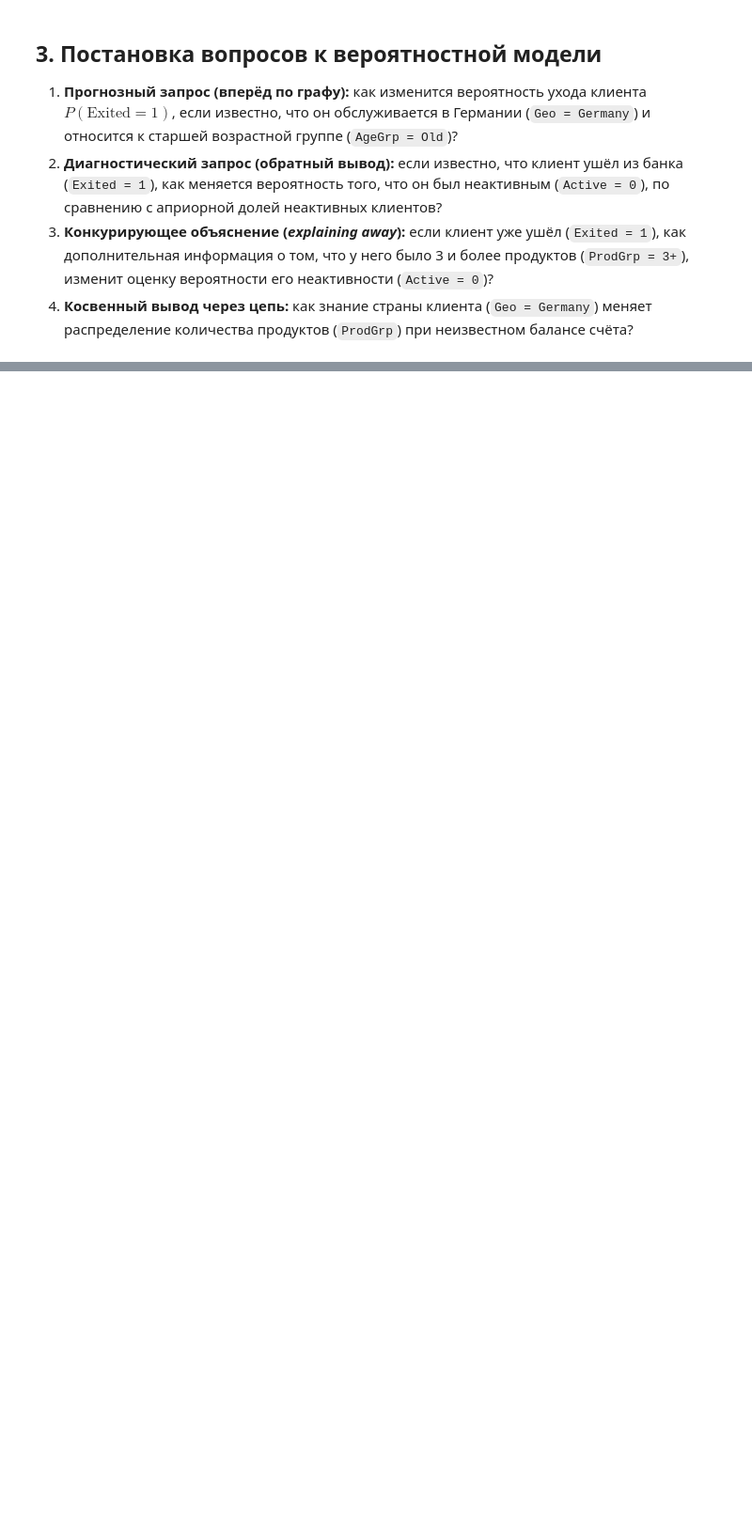
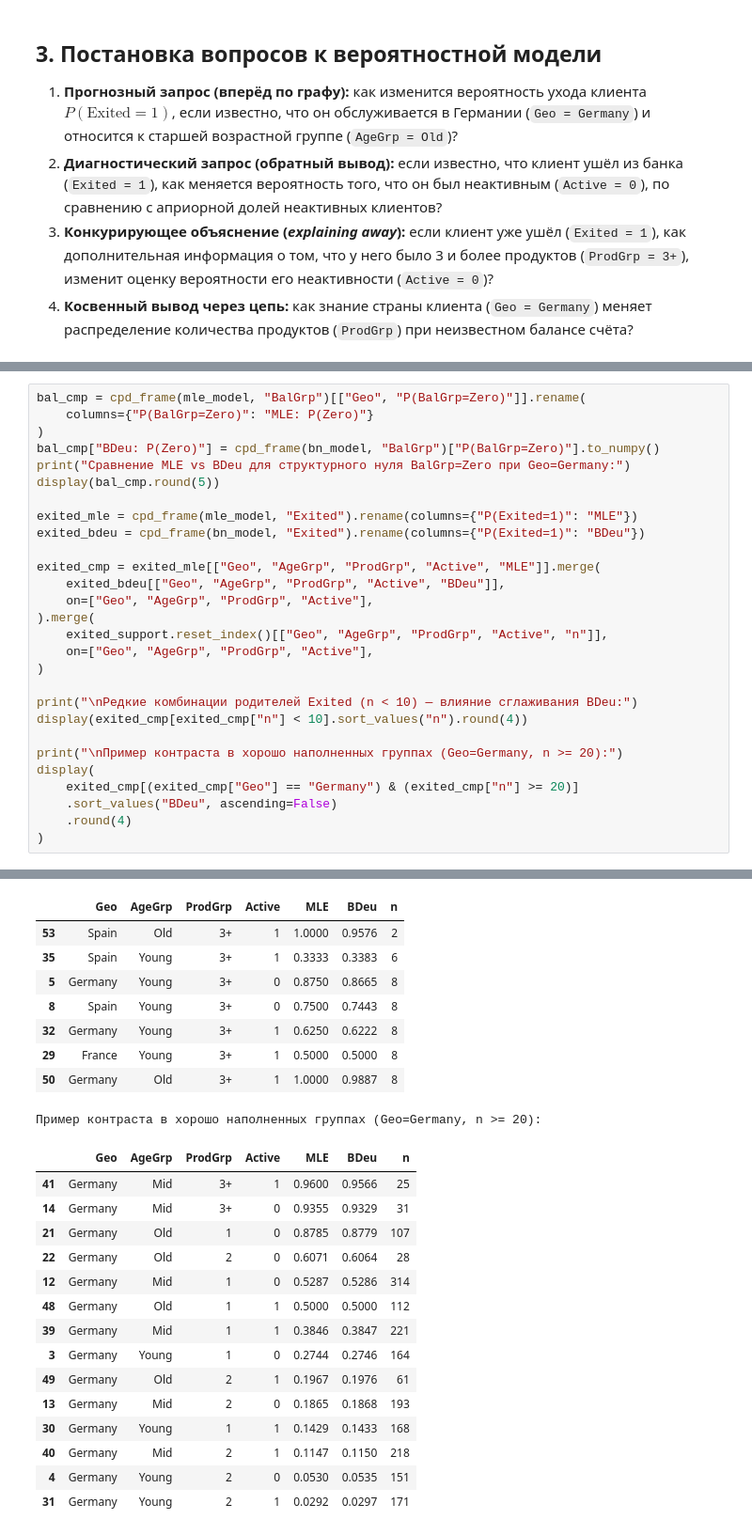
Before and after one commit to CerN04/ml_course_mai, a Jupyter notebook: bayesian/lab4.ipynb, the cells around one changed output, grey strips where cells are left out. Shown at 94% size. Drawn from its saved outputs; the diff is of its cells as text; blank space fills up the shorter version.

```diff
--- a/bayesian/lab4.ipynb
+++ b/bayesian/lab4.ipynb
@@ -354,0 +542,29 @@ display(exited_support.sort_values("n").head(12))
+# %%
+bal_cmp = cpd_frame(mle_model, "BalGrp")[["Geo", "P(BalGrp=Zero)"]].rename(
+    columns={"P(BalGrp=Zero)": "MLE: P(Zero)"}
+)
+bal_cmp["BDeu: P(Zero)"] = cpd_frame(bn_model, "BalGrp")["P(BalGrp=Zero)"].to_numpy()
+print("Сравнение MLE vs BDeu для структурного нуля BalGrp=Zero при Geo=Germany:")
+display(bal_cmp.round(5))
+
+exited_mle = cpd_frame(mle_model, "Exited").rename(columns={"P(Exited=1)": "MLE"})
+exited_bdeu = cpd_frame(bn_model, "Exited").rename(columns={"P(Exited=1)": "BDeu"})
+
+exited_cmp = exited_mle[["Geo", "AgeGrp", "ProdGrp", "Active", "MLE"]].merge(
+    exited_bdeu[["Geo", "AgeGrp", "ProdGrp", "Active", "BDeu"]],
+    on=["Geo", "AgeGrp", "ProdGrp", "Active"],
+).merge(
+    exited_support.reset_index()[["Geo", "AgeGrp", "ProdGrp", "Active", "n"]],
+    on=["Geo", "AgeGrp", "ProdGrp", "Active"],
+)
+
+print("\nРедкие комбинации родителей Exited (n < 10) — влияние сглаживания BDeu:")
+display(exited_cmp[exited_cmp["n"] < 10].sort_values("n").round(4))
+
+print("\nПример контраста в хорошо наполненных группах (Geo=Germany, n >= 20):")
+display(
+    exited_cmp[(exited_cmp["Geo"] == "Germany") & (exited_cmp["n"] >= 20)]
+    .sort_values("BDeu", ascending=False)
+    .round(4)
+)
+# %% [output]
@@ -354,0 +577,24 @@ display(exited_support.sort_values("n").head(12))
+|  | Geo | AgeGrp | ProdGrp | Active | MLE | BDeu | n |
+| 53 | Spain | Old | 3+ | 1 | 1.0000 | 0.9576 | 2 |
+| 35 | Spain | Young | 3+ | 1 | 0.3333 | 0.3383 | 6 |
+| 5 | Germany | Young | 3+ | 0 | 0.8750 | 0.8665 | 8 |
+| 8 | Spain | Young | 3+ | 0 | 0.7500 | 0.7443 | 8 |
+| 32 | Germany | Young | 3+ | 1 | 0.6250 | 0.6222 | 8 |
+| 29 | France | Young | 3+ | 1 | 0.5000 | 0.5000 | 8 |
+| 50 | Germany | Old | 3+ | 1 | 1.0000 | 0.9887 | 8 |
+Пример контраста в хорошо наполненных группах (Geo=Germany, n >= 20):
+|  | Geo | AgeGrp | ProdGrp | Active | MLE | BDeu | n |
+| 41 | Germany | Mid | 3+ | 1 | 0.9600 | 0.9566 | 25 |
+| 14 | Germany | Mid | 3+ | 0 | 0.9355 | 0.9329 | 31 |
+| 21 | Germany | Old | 1 | 0 | 0.8785 | 0.8779 | 107 |
+| 22 | Germany | Old | 2 | 0 | 0.6071 | 0.6064 | 28 |
+| 12 | Germany | Mid | 1 | 0 | 0.5287 | 0.5286 | 314 |
+| 48 | Germany | Old | 1 | 1 | 0.5000 | 0.5000 | 112 |
+| 39 | Germany | Mid | 1 | 1 | 0.3846 | 0.3847 | 221 |
+| 3 | Germany | Young | 1 | 0 | 0.2744 | 0.2746 | 164 |
+| 49 | Germany | Old | 2 | 1 | 0.1967 | 0.1976 | 61 |
+| 13 | Germany | Mid | 2 | 0 | 0.1865 | 0.1868 | 193 |
+| 30 | Germany | Young | 1 | 1 | 0.1429 | 0.1433 | 168 |
+| 40 | Germany | Mid | 2 | 1 | 0.1147 | 0.1150 | 218 |
+| 4 | Germany | Young | 2 | 0 | 0.0530 | 0.0535 | 151 |
+| 31 | Germany | Young | 2 | 1 | 0.0292 | 0.0297 | 171 |
```
Also changed, not shown: parts of 11 cells of this notebook.
